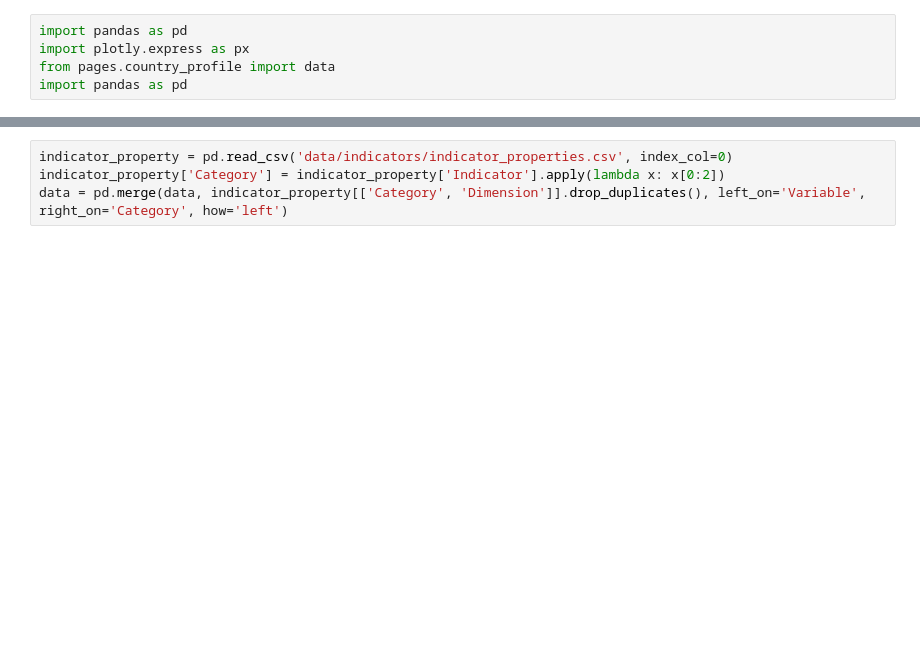
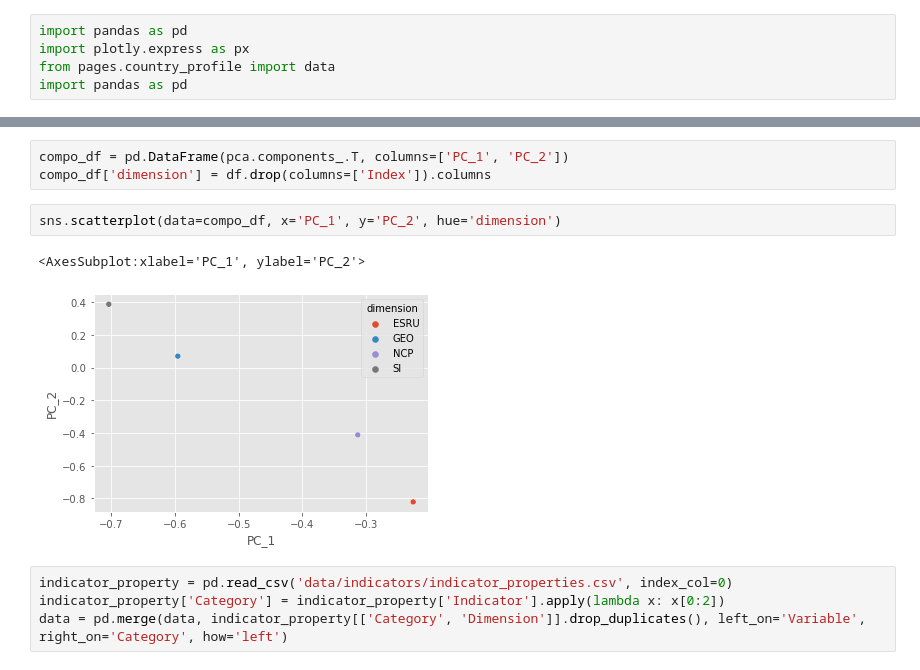
Before and after one commit to simonzabrocki/SimulationDashboard, a Jupyter notebook: draft.ipynb, the cells around one changed output, grey strips where cells are left out. Drawn from its saved outputs; the diff is of its cells as text; blank space fills up the shorter version.

```diff
--- a/draft.ipynb
+++ b/draft.ipynb
@@ -6,3 +46,11 @@ import pandas as pd
+# %%
+compo_df = pd.DataFrame(pca.components_.T, columns=['PC_1', 'PC_2'])
+compo_df['dimension'] = df.drop(columns=['Index']).columns
+# %%
+sns.scatterplot(data=compo_df, x='PC_1', y='PC_2', hue='dimension')
+# %% [output]
+<AxesSubplot:xlabel='PC_1', ylabel='PC_2'>
+[figure, added]
 # %%
 indicator_property = pd.read_csv('data/indicators/indicator_properties.csv', index_col=0)
 indicator_property['Category'] = indicator_property['Indicator'].apply(lambda x: x[0:2])
```
Also changed, not shown: parts of 7 cells of this notebook, 1 other file.
